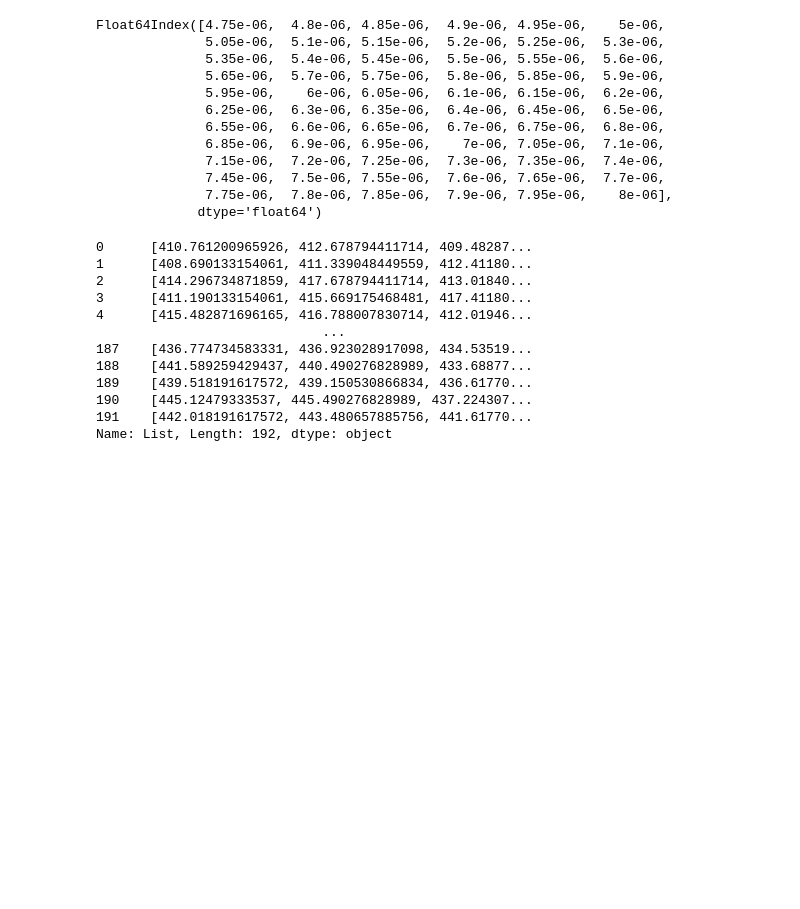
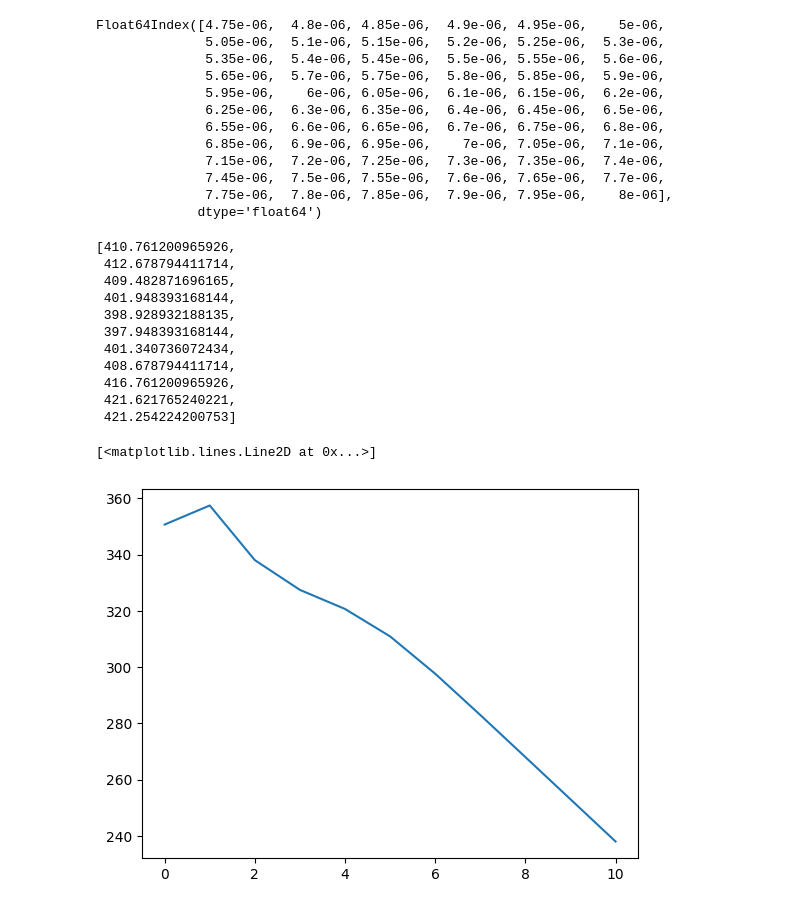
Before and after one commit to iAmBrig12/REU_AI_Thermography, a Jupyter notebook: data_exploration.ipynb, the cells around one changed output. Cells and saved outputs as stored; diff of their text form; code cells hidden in the pictures; blank space fills up the shorter version.

```diff
--- a/data_exploration.ipynb
+++ b/data_exploration.ipynb
@@ -51,17 +51,21 @@ spectrum_valid["List"] = get_list(spectrum_valid)
 temp_train["List"] = get_list(temp_train)
 temp_valid["List"] = get_list(temp_valid)
 # %%
-temp_valid["List"]
+temp_valid["List"][0]
 # %% [output]
-0      [410.761200965926, 412.678794411714, 409.48287...
-1      [408.690133154061, 411.339048449559, 412.41180...
-2      [414.296734871859, 417.678794411714, 413.01840...
-3      [411.190133154061, 415.669175468481, 417.41180...
-4      [415.482871696165, 416.788007830714, 412.01946...
-                             ...
-187    [436.774734583331, 436.923028917098, 434.53519...
-188    [441.589259429437, 440.490276828989, 433.68877...
-189    [439.518191617572, 439.150530866834, 436.61770...
-190    [445.12479333537, 445.490276828989, 437.224307...
-191    [442.018191617572, 443.480657885756, 441.61770...
-Name: List, Length: 192, dtype: object
+[410.761200965926,
+ 412.678794411714,
+ 409.482871696165,
+ 401.948393168144,
+ 398.928932188135,
+ 397.948393168144,
+ 401.340736072434,
+ 408.678794411714,
+ 416.761200965926,
+ 421.621765240221,
+ 421.254224200753]
+# %%
+plt.plot(temp_train["List"][0])
+# %% [output]
+[<matplotlib.lines.Line2D at 0x...>]
+[figure, added]
```
Also changed, not shown: parts of 1 cell of this notebook.
